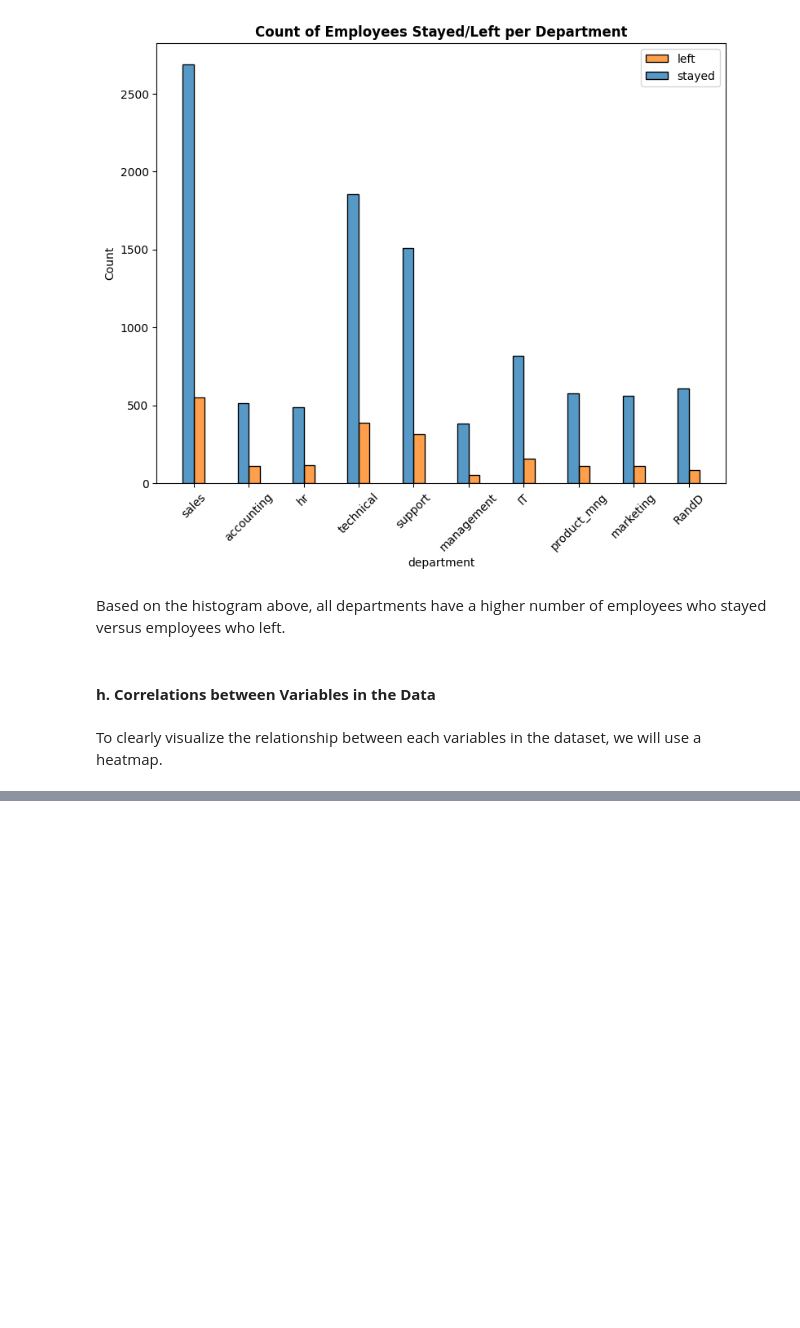
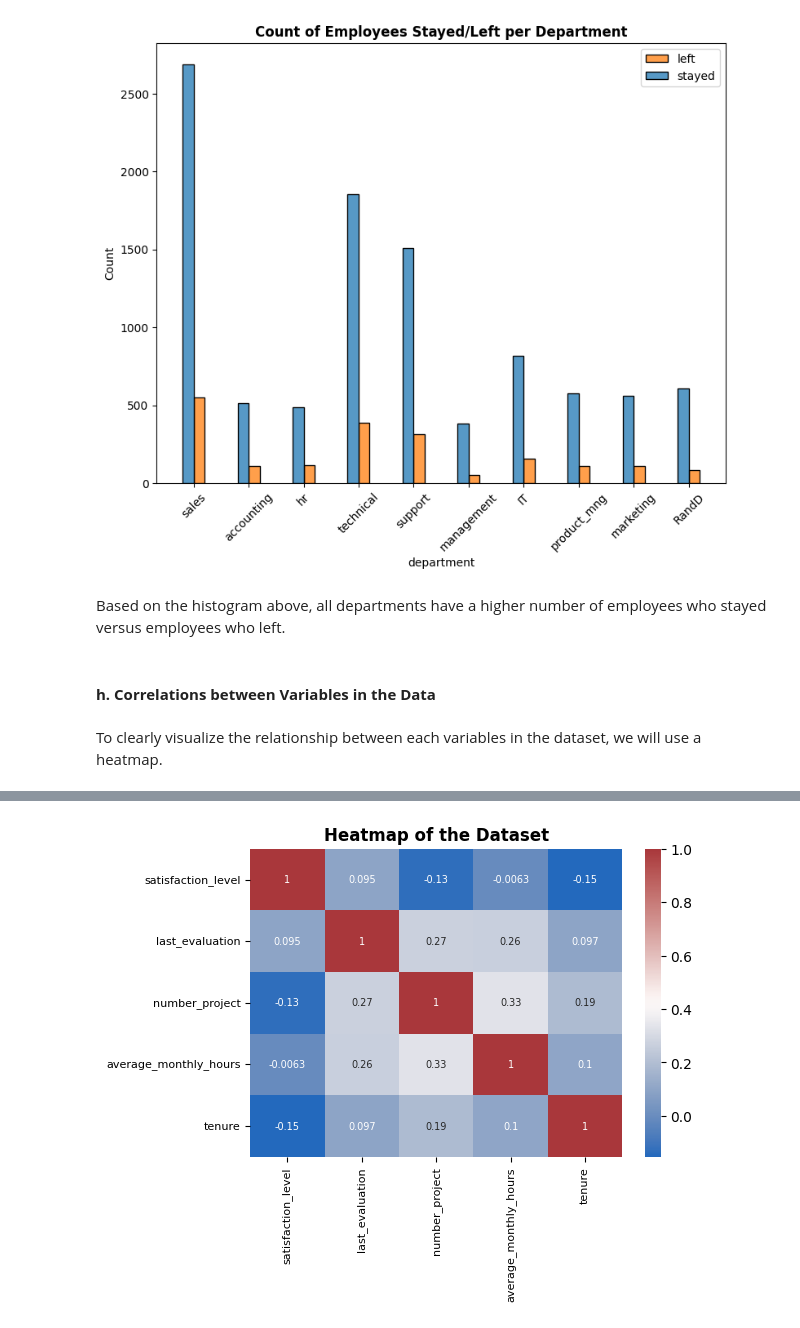
Before and after one commit to ryanlacsamana/Sailfort-Motors-Capstone-Project, a Jupyter notebook: Sailfort-Motors-Capstone.ipynb, the cells around one changed output, grey strips where cells are left out. Saved outputs shown, nothing was run; the diff lists cells and outputs as text; code cells hidden in the pictures; blank space fills up the shorter version.

```diff
--- a/Sailfort-Motors-Capstone.ipynb
+++ b/Sailfort-Motors-Capstone.ipynb
@@ -497,0 +514,12 @@ plt.show()
+# %%
+## Copy the dataframe
+df_enc = df1.copy()
+
+## Encode the 'salary' column as an ordinal numeric category
+df_enc['salary'] = (df_enc['salary'].astype('category').cat.set_categories(['low','medium','high']).cat.codes)
+
+## Dummy encode the 'department' column
+df_enc = pd.get_dummies(df_enc, drop_first=False)
+
+## Display the new dataframe
+df_enc.head()
@@ -497,0 +533,14 @@ plt.show()
+# %%
+## Create a heatmap to visualize the correlation between variables
+heatmap_corr_df_enc = df_enc[['satisfaction_level','last_evaluation','number_project','average_monthly_hours','tenure']].corr()
+
+plt.figure(figsize=(6,4))
+
+sns.heatmap(heatmap_corr_df_enc, annot=True, annot_kws={'fontsize': 7}, cmap=sns.color_palette('vlag', as_cmap=True))
+plt.xticks(fontsize=8)
+plt.yticks(fontsize=8)
+plt.title('Heatmap of the Dataset', fontweight='bold')
+
+plt.show()
+# %% [output]
+[figure, added]
```
Also changed, not shown: parts of 31 cells of this notebook.
